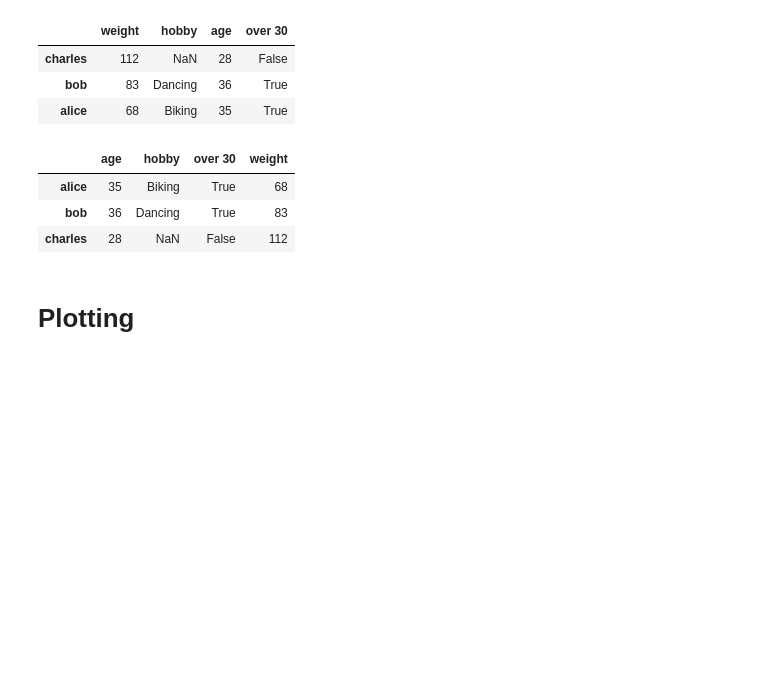
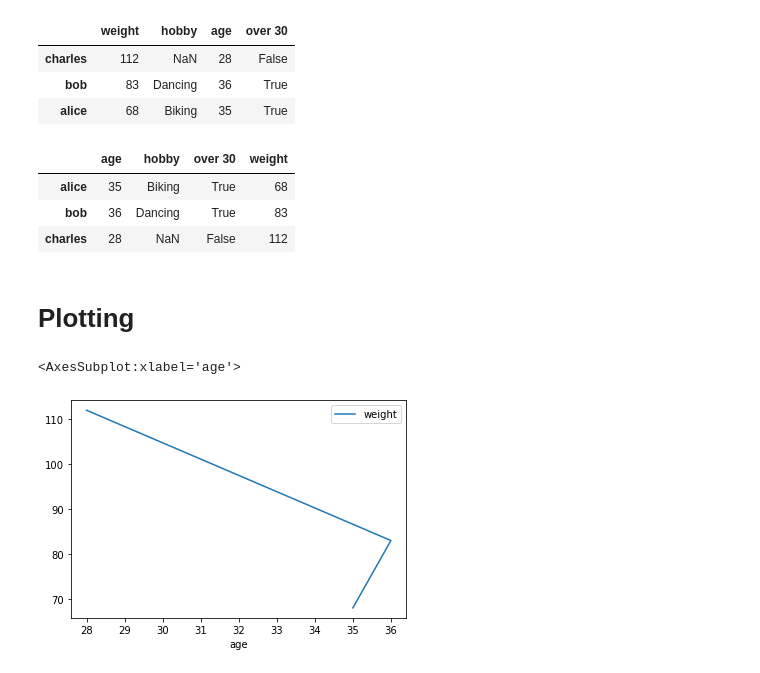
Before and after one commit to umeshraj/hands_on_ml, a Jupyter notebook: utils_pandas.ipynb, the cells around one changed output. Saved outputs shown, nothing was run; the diff lists cells and outputs as text; code cells hidden in the pictures; blank space fills up the shorter version.

```diff
--- a/utils_pandas.ipynb
+++ b/utils_pandas.ipynb
@@ -455,4 +455,7 @@ people.sort_index(axis=1)
 # %% [markdown]
 # Plotting
 # %%
-people.plot(kind='line', x=)
+people.plot(kind='line', x='age', y='weight')
+# %% [output]
+<AxesSubplot:xlabel='age'>
+[figure, added]
```
Also changed, not shown: parts of 12 cells of this notebook.
